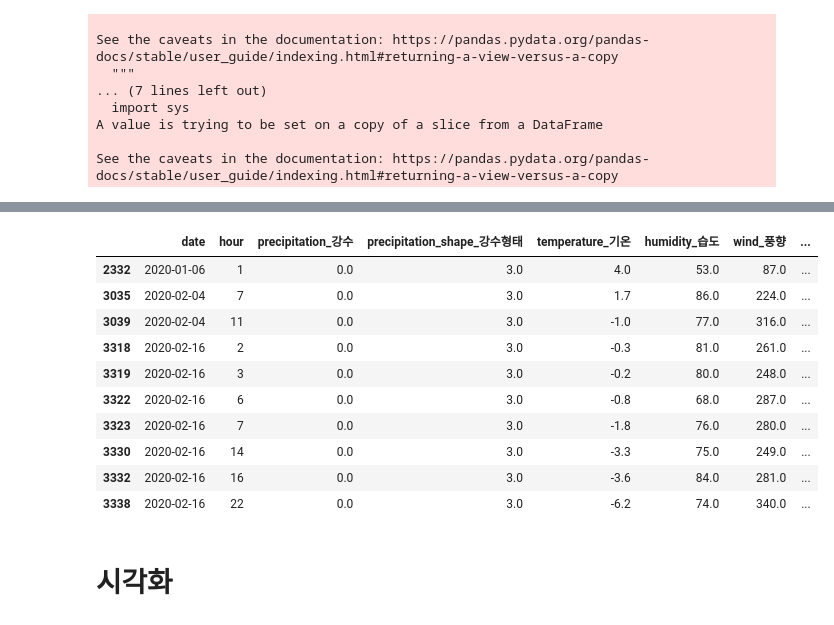
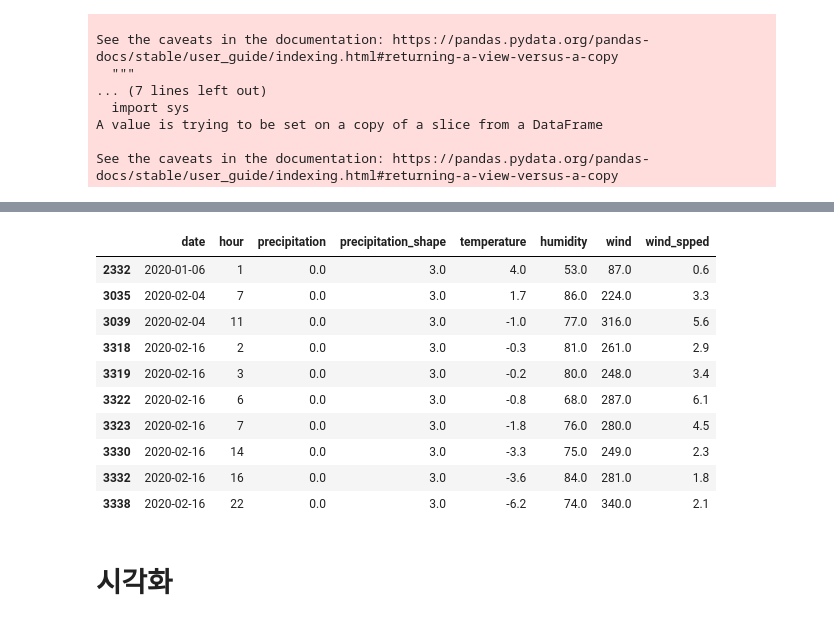
Before and after one commit to wiv33/A-Learning-python, a Jupyter notebook: machine-learning/_000_hello_machine/_000_basic/_003_tensorflow_cuk_edu/_002_2_ml/_002_weather_analysis.ipynb, the cells around one changed output, grey strips where cells are left out. Cells and saved outputs as stored; diff of their text form; code cells hidden in the pictures.

```diff
--- a/machine-learning/_000_hello_machine/_000_basic/_003_tensorflow_cuk_edu/_002_2_ml/_002_weather_analysis.ipynb
+++ b/machine-learning/_000_hello_machine/_000_basic/_003_tensorflow_cuk_edu/_002_2_ml/_002_weather_analysis.ipynb
@@ -173,0 +168,10 @@ See the caveats in the documentation: https://pandas.pydata.org/pandas-docs/stab
+# %%
+df_precipitation.insert(0, column='date', value=np.array(dates).flatten())
+
+df = df_precipitation.iloc[:, [0, 2]]
+df['precipitation'] = df_precipitation.precipitation
+df['precipitation_shape'] = df_precipitation_shape['precipitation_shape']
+df['temperature'] = df_temperature['temperature']
+df['humidity'] = df_humidity.humidity
+df['wind'] = df_direction_of_the_wind.wind
+df['wind_spped'] = df_wind_spped.wind_speed
@@ -250,14 +260,14 @@ Int64Index([514, 1057, 2271, 3468, 3475, 3481, 4183, 4661, 5487], dtype='int64')
 - 습도와 기온은 +-2일 값의 평균으로 적용
 - 나머지 값은 0으로 적용
 # %%
-for x in df[df['wind_풍향'] <= -1].index:
+for x in df[df['wind'] <= -1].index:
   seq = int(x)
-  df['temperature_기온'][seq] = np.mean((df.iloc[seq-2:seq, 4], df.iloc[seq+1:seq+3, 4]))
-  df['humidity_습도'][seq] = np.mean((df.iloc[seq-2:seq, 5], df.iloc[seq+1:seq+3, 5]))
-  df['wind_spped_풍속'][seq] = 0.0
-  df['precipitation_shape_강수형태'][seq] = 0.0
-  df['precipitation_강수'][seq] = 0.0
-  df['wind_풍향'][seq] = 0.0
+  df['temperature'][seq] = np.mean((df.iloc[seq-2:seq, 4], df.iloc[seq+1:seq+3, 4]))
+  df['humidity'][seq] = np.mean((df.iloc[seq-2:seq, 5], df.iloc[seq+1:seq+3, 5]))
+  df['wind_spped'][seq] = 0.0
+  df['precipitation_shape'][seq] = 0.0
+  df['precipitation'][seq] = 0.0
+  df['wind'][seq] = 0.0
 # %% [output]
 A value is trying to be set on a copy of a slice from a DataFrame
 
@@ -308,19 +318,19 @@ df.describe()
 | 75% | 17.250000 | 0.000000 | 0.000000 | 22.700001 | 82.000000 | 314.000000 | 2.600000 |
 | max | 23.000000 | 43.000000 | 3.000000 | 36.700001 | 97.000000 | 360.000000 | 12.800000 |
 # %%
-df[df['precipitation_shape_강수형태'] == 3.]
+df[df['precipitation_shape'] == 3.]
 # %% [output]
-|  | date | hour | precipitation_강수 | precipitation_shape_강수형태 | temperature_기온 | humidity_습도 | wind_풍향 | ... |
-| 2332 | 2020-01-06 | 1 | 0.0 | 3.0 | 4.0 | 53.0 | 87.0 | ... |
-| 3035 | 2020-02-04 | 7 | 0.0 | 3.0 | 1.7 | 86.0 | 224.0 | ... |
-| 3039 | 2020-02-04 | 11 | 0.0 | 3.0 | -1.0 | 77.0 | 316.0 | ... |
-| 3318 | 2020-02-16 | 2 | 0.0 | 3.0 | -0.3 | 81.0 | 261.0 | ... |
-| 3319 | 2020-02-16 | 3 | 0.0 | 3.0 | -0.2 | 80.0 | 248.0 | ... |
-| 3322 | 2020-02-16 | 6 | 0.0 | 3.0 | -0.8 | 68.0 | 287.0 | ... |
-| 3323 | 2020-02-16 | 7 | 0.0 | 3.0 | -1.8 | 76.0 | 280.0 | ... |
-| 3330 | 2020-02-16 | 14 | 0.0 | 3.0 | -3.3 | 75.0 | 249.0 | ... |
-| 3332 | 2020-02-16 | 16 | 0.0 | 3.0 | -3.6 | 84.0 | 281.0 | ... |
-| 3338 | 2020-02-16 | 22 | 0.0 | 3.0 | -6.2 | 74.0 | 340.0 | ... |
+|  | date | hour | precipitation | precipitation_shape | temperature | humidity | wind | wind_spped |
+| 2332 | 2020-01-06 | 1 | 0.0 | 3.0 | 4.0 | 53.0 | 87.0 | 0.6 |
+| 3035 | 2020-02-04 | 7 | 0.0 | 3.0 | 1.7 | 86.0 | 224.0 | 3.3 |
+| 3039 | 2020-02-04 | 11 | 0.0 | 3.0 | -1.0 | 77.0 | 316.0 | 5.6 |
+| 3318 | 2020-02-16 | 2 | 0.0 | 3.0 | -0.3 | 81.0 | 261.0 | 2.9 |
+| 3319 | 2020-02-16 | 3 | 0.0 | 3.0 | -0.2 | 80.0 | 248.0 | 3.4 |
+| 3322 | 2020-02-16 | 6 | 0.0 | 3.0 | -0.8 | 68.0 | 287.0 | 6.1 |
+| 3323 | 2020-02-16 | 7 | 0.0 | 3.0 | -1.8 | 76.0 | 280.0 | 4.5 |
+| 3330 | 2020-02-16 | 14 | 0.0 | 3.0 | -3.3 | 75.0 | 249.0 | 2.3 |
+| 3332 | 2020-02-16 | 16 | 0.0 | 3.0 | -3.6 | 84.0 | 281.0 | 1.8 |
+| 3338 | 2020-02-16 | 22 | 0.0 | 3.0 | -6.2 | 74.0 | 340.0 | 2.1 |
 # %% [markdown]
 # 시각화
 # %%
```
Also changed, not shown: parts of 27 cells of this notebook.
